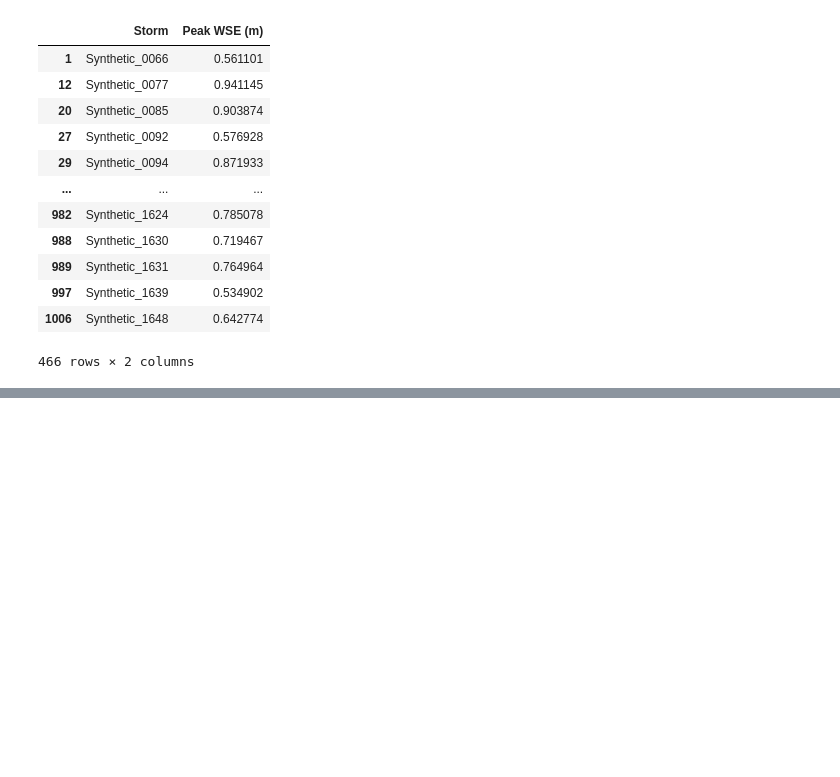
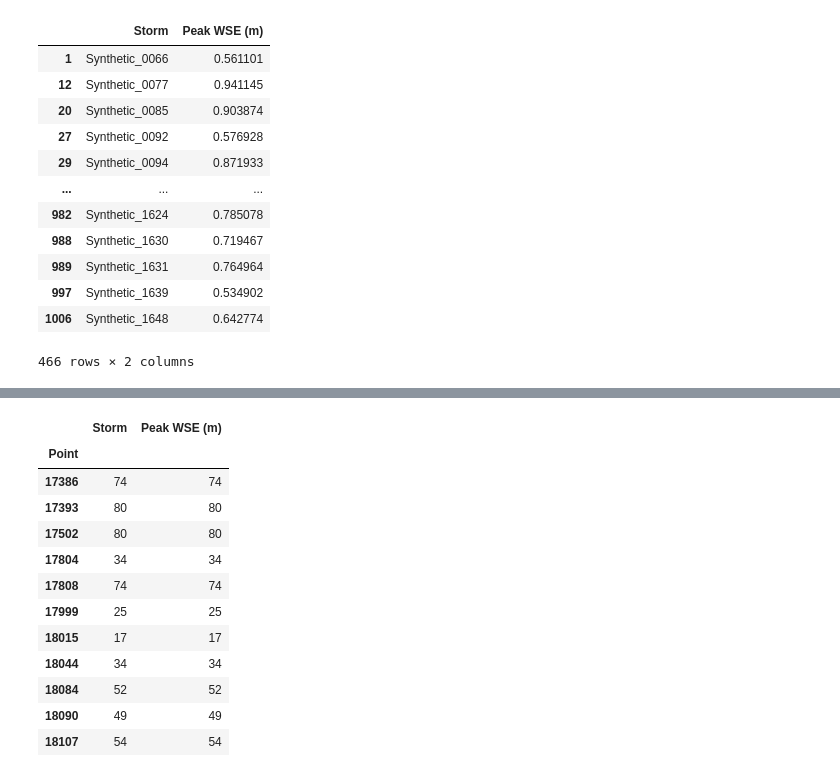
Before and after one commit to mylesmc123/Jacksonville, a Jupyter notebook: SyntheticStormPeaks.ipynb, the cells around one changed output, grey strips where cells are left out. Saved outputs shown, nothing was run; the diff lists cells and outputs as text; code cells hidden in the pictures; blank space fills up the shorter version.

```diff
--- a/SyntheticStormPeaks.ipynb
+++ b/SyntheticStormPeaks.ipynb
@@ -102,0 +169,22 @@ df
+# %%
+# Remove events that are below the threshold.
+df_all = df_all[df_all['Peak WSE (m)'] > threshold]
+# df_all to csv
+df_all.to_csv('Multiple Points Above 1Year Elevation.csv', index=False)
+# %%
+# Count the rows for each point.
+df_all.groupby('Point').count()
+# %% [output]
+|  | Storm | Peak WSE (m) |
+| Point |  |  |
+| 17386 | 74 | 74 |
+| 17393 | 80 | 80 |
+| 17502 | 80 | 80 |
+| 17804 | 34 | 34 |
+| 17808 | 74 | 74 |
+| 17999 | 25 | 25 |
+| 18015 | 17 | 17 |
+| 18044 | 34 | 34 |
+| 18084 | 52 | 52 |
+| 18090 | 49 | 49 |
+| 18107 | 54 | 54 |
```
Also changed, not shown: parts of 5 cells of this notebook, 15 other files.
